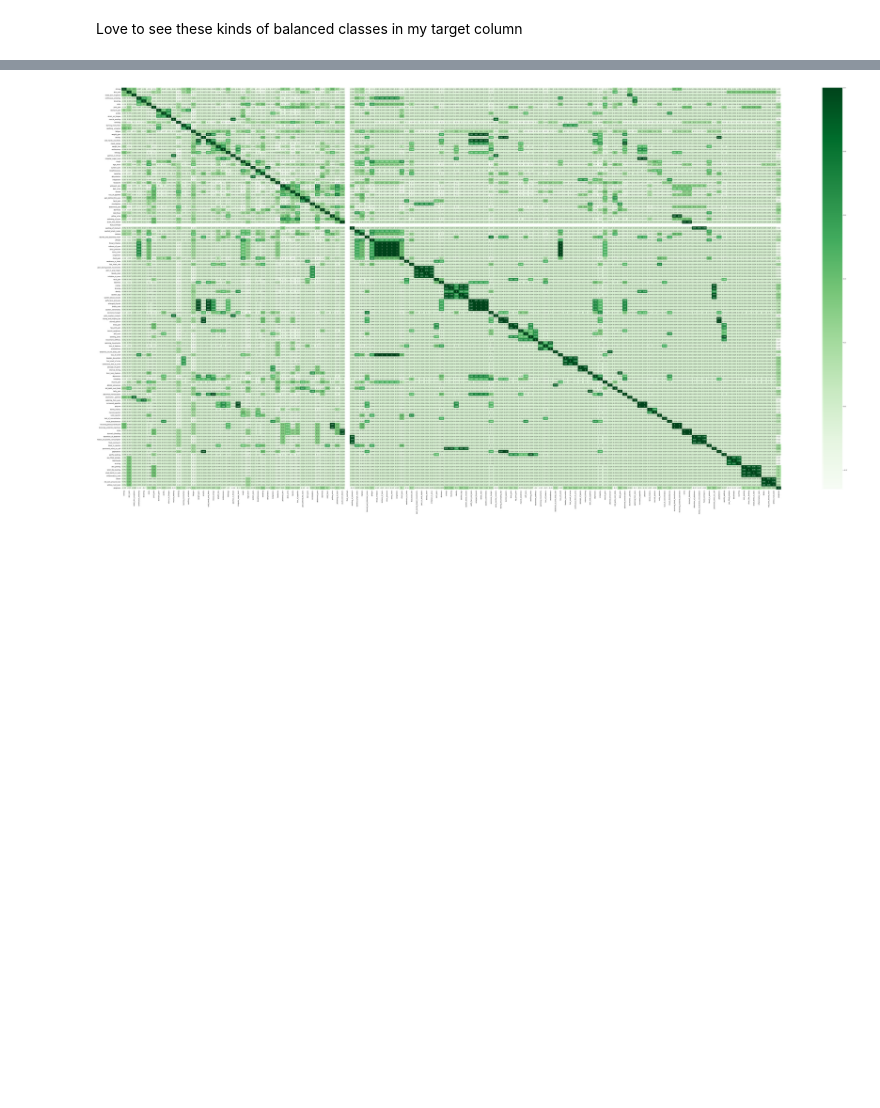
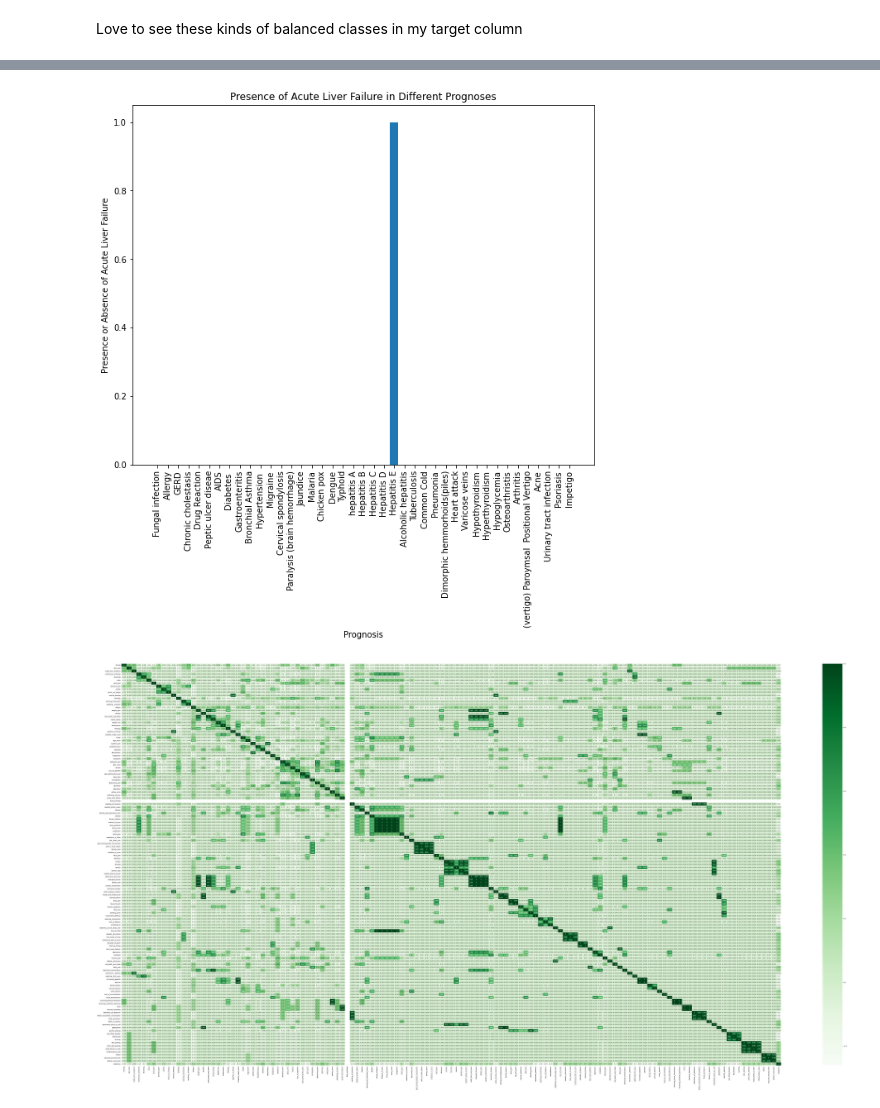
Before and after one commit to dantrainor9/Disease_Prediction, a Jupyter notebook: DiseasePrediction_4.ipynb, the cells around one changed output, grey strips where cells are left out. Cells and saved outputs as stored; diff of their text form; code cells hidden in the pictures; blank space fills up the shorter version.

```diff
--- a/DiseasePrediction_4.ipynb
+++ b/DiseasePrediction_4.ipynb
@@ -74,3 +101,12 @@ Love to see these kinds of balanced classes in my target column
+# %%
+plt.figure(figsize=(10,8))
+plt.bar(df['prognosis'], height=df['acute_liver_failure'])
+plt.title('Presence of Acute Liver Failure in Different Prognoses')
+plt.xlabel('Prognosis')
+plt.ylabel('Presence or Absence of Acute Liver Failure')
+plt.xticks(rotation=90);
+# %% [output]
+[figure, added]
 # %%
 number = LabelEncoder()
 df['prognosis'] = number.fit_transform(df['prognosis'].astype('str'))
```
Also changed, not shown: parts of 4 cells of this notebook.
